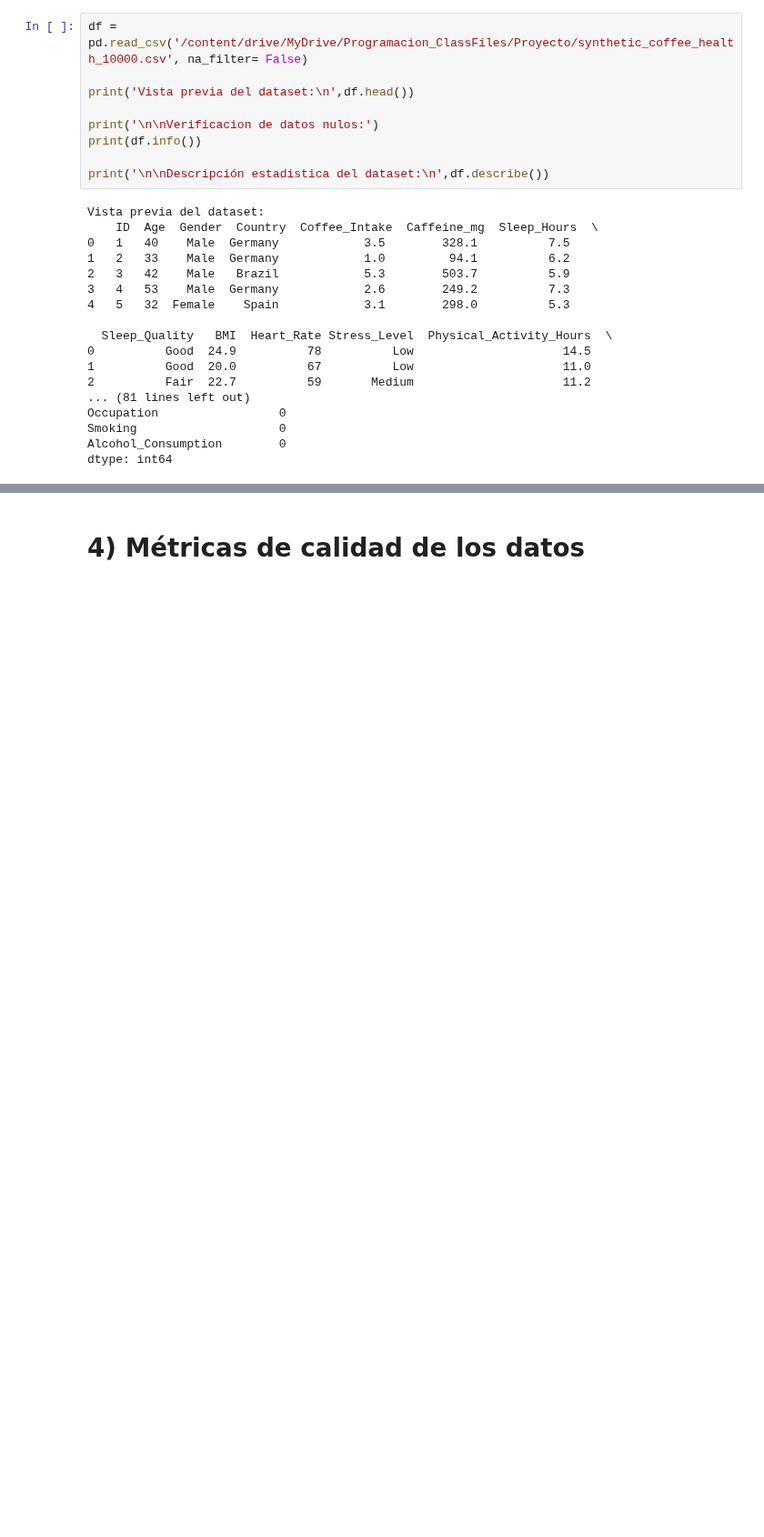
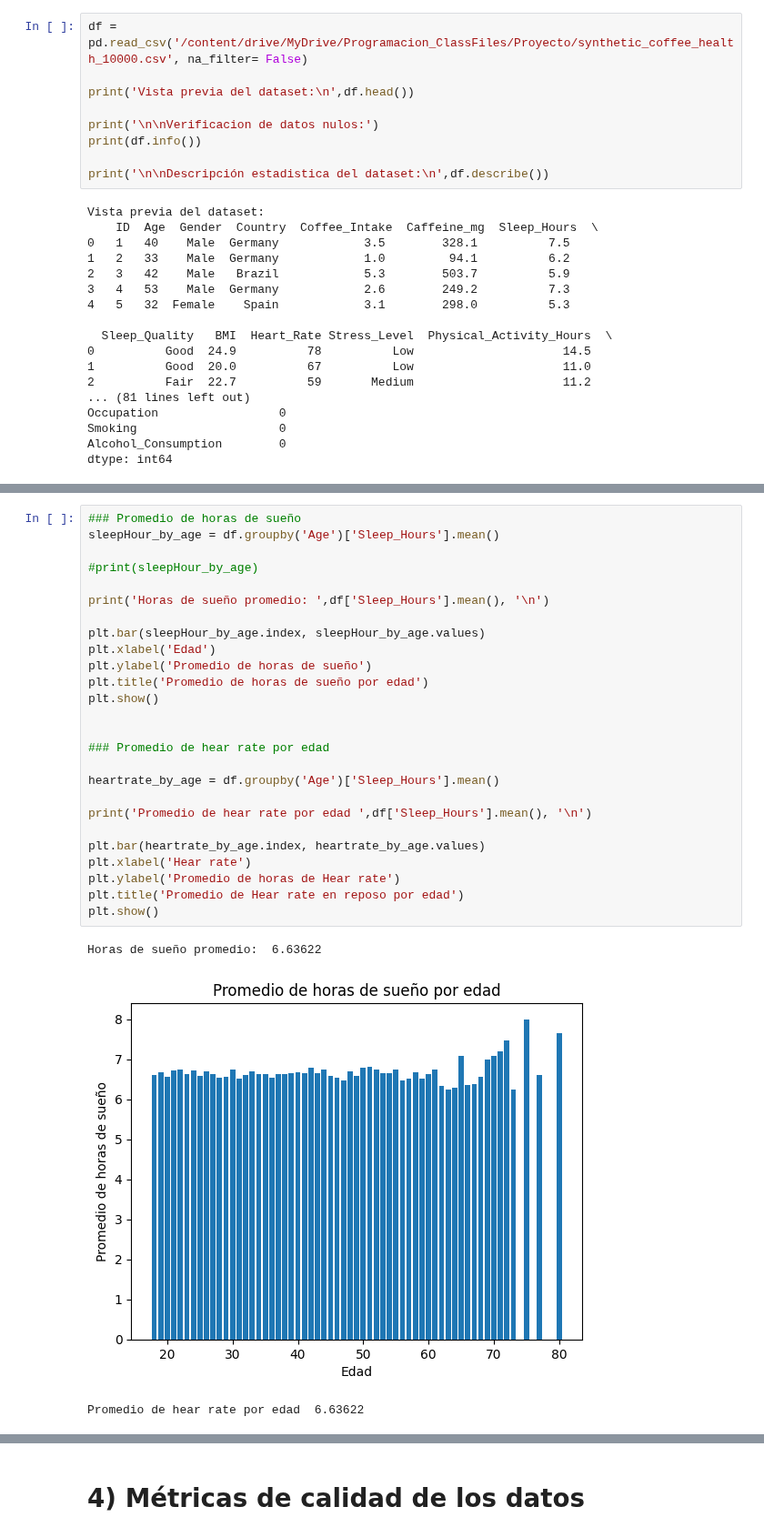
Before and after one commit to LailaBulh/Programacion---Claas-Files, a Jupyter notebook: Avance_Proyecto_263166.ipynb, the cells around one changed output, grey strips where cells are left out. Shown at 91% size. Cells and saved outputs as stored; diff of their text form; blank space fills up the shorter version.

```diff
--- a/Avance_Proyecto_263166.ipynb
+++ b/Avance_Proyecto_263166.ipynb
@@ -131,0 +134,30 @@ Ejemplos:
+# %%
+### Promedio de horas de sueño
+sleepHour_by_age = df.groupby('Age')['Sleep_Hours'].mean()
+
+#print(sleepHour_by_age)
+
+print('Horas de sueño promedio: ',df['Sleep_Hours'].mean(), '\n')
+
+plt.bar(sleepHour_by_age.index, sleepHour_by_age.values)
+plt.xlabel('Edad')
+plt.ylabel('Promedio de horas de sueño')
+plt.title('Promedio de horas de sueño por edad')
+plt.show()
+
+
+### Promedio de hear rate por edad
+
+heartrate_by_age = df.groupby('Age')['Sleep_Hours'].mean()
+
+print('Promedio de hear rate por edad ',df['Sleep_Hours'].mean(), '\n')
+
+plt.bar(heartrate_by_age.index, heartrate_by_age.values)
+plt.xlabel('Hear rate')
+plt.ylabel('Promedio de horas de Hear rate')
+plt.title('Promedio de Hear rate en reposo por edad')
+plt.show()
+# %% [output]
+Horas de sueño promedio:  6.63622
+[figure, added]
+Promedio de hear rate por edad  6.63622
```
Also changed, not shown: parts of 4 cells of this notebook.
